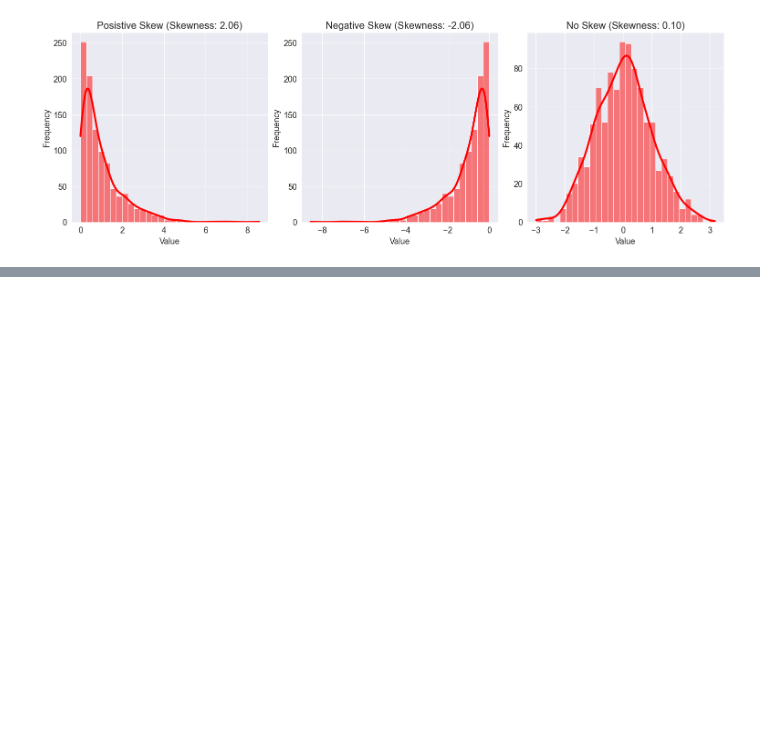
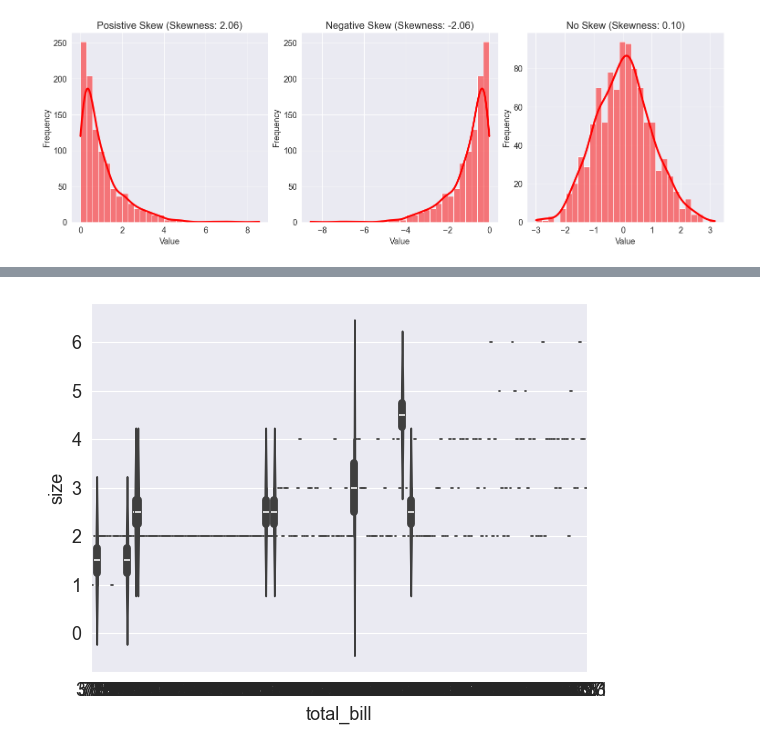
Before and after one commit to piyush-verma020/Data-Analysis, a Jupyter notebook: Data_analysis_further_notes.ipynb, the cells around one changed output, grey strips where cells are left out. Saved outputs shown, nothing was run; the diff lists cells and outputs as text; code cells hidden in the pictures; blank space fills up the shorter version.

```diff
--- a/Data_analysis_further_notes.ipynb
+++ b/Data_analysis_further_notes.ipynb
@@ -734,0 +812,4 @@ plt.show()
+# %%
+sns.violinplot(data=df,x='total_bill',y='size');
+# %% [output]
+[figure, added]
```
Also changed, not shown: parts of 21 cells of this notebook.
